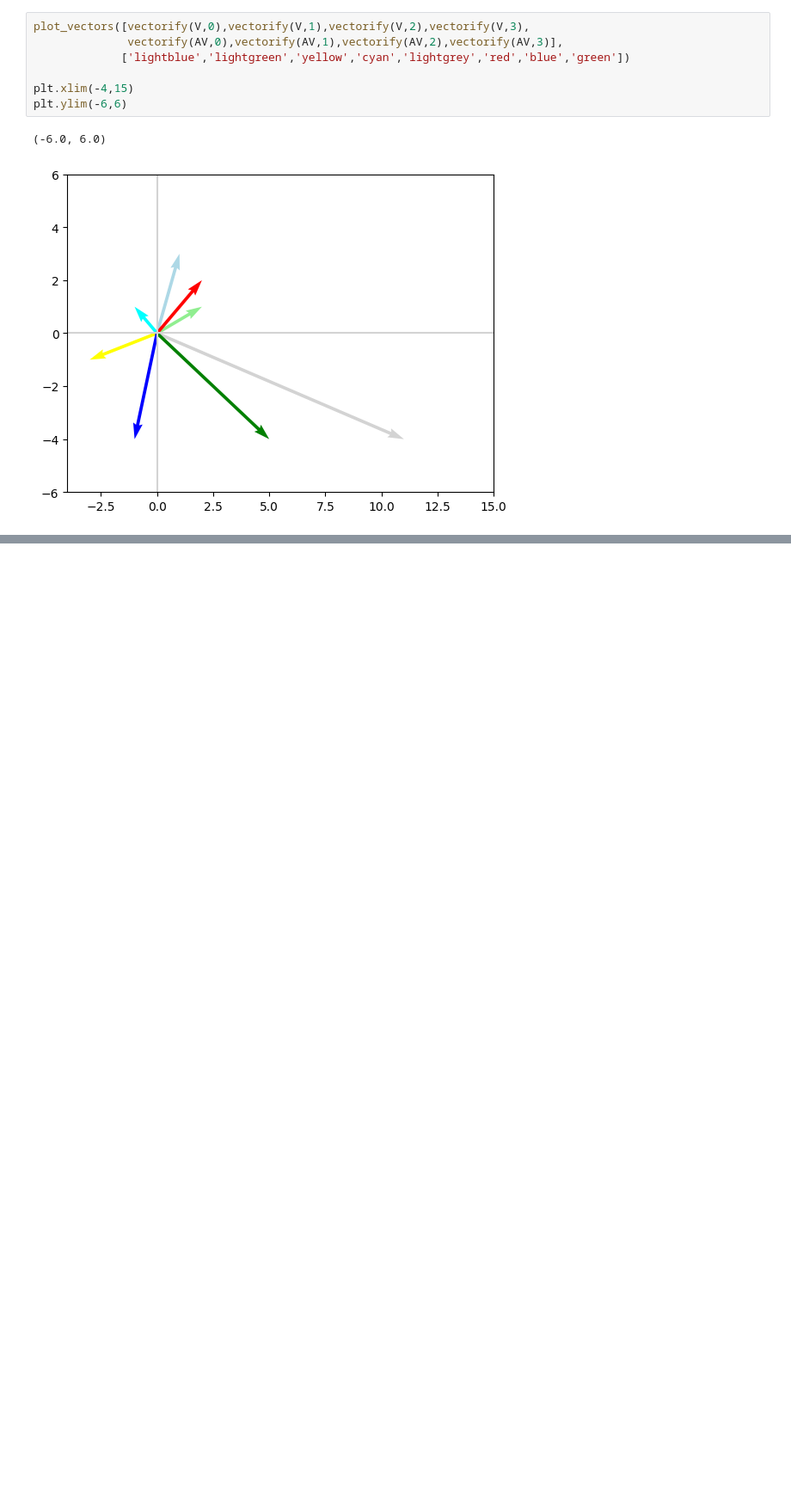
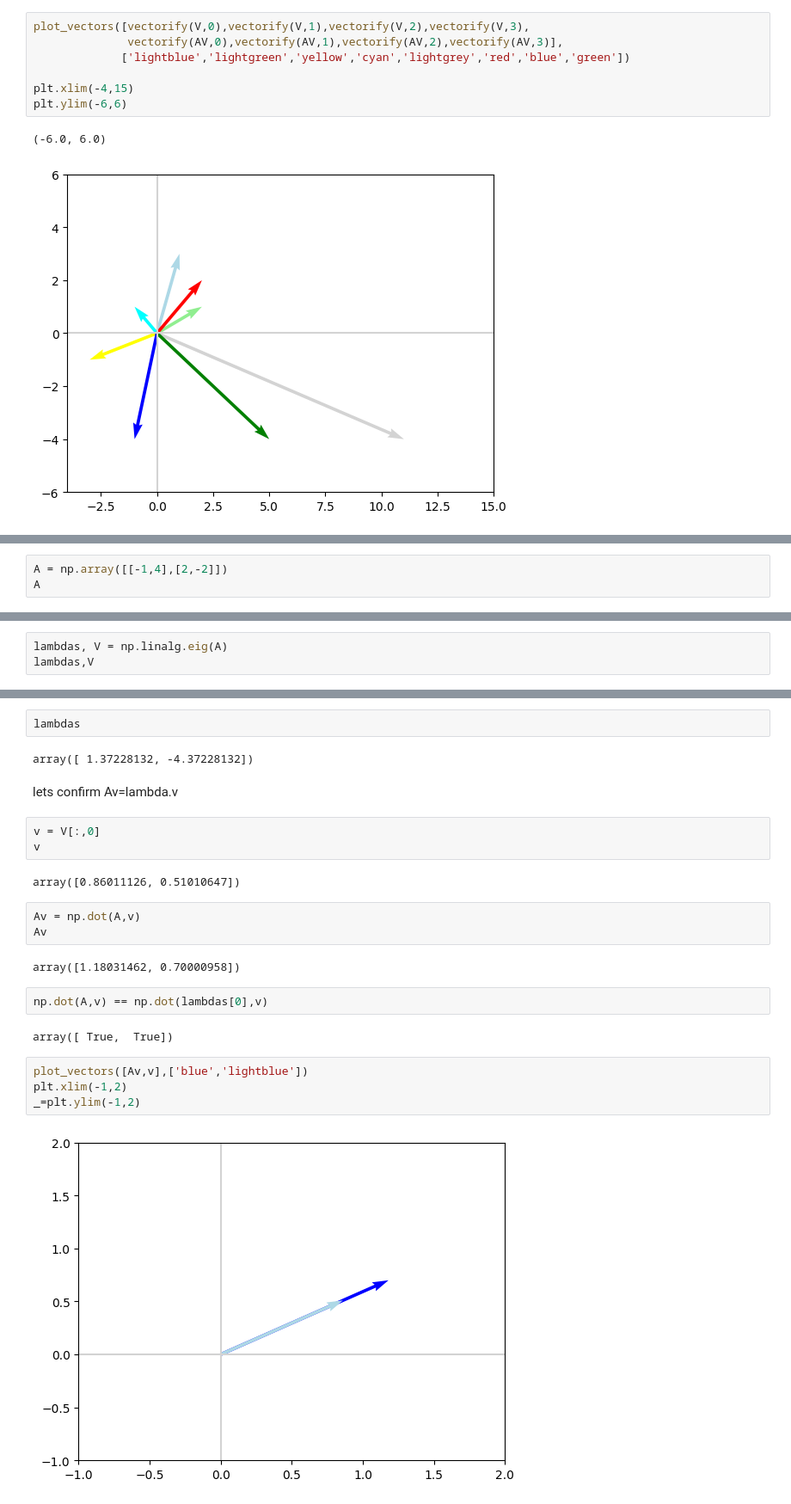
Before and after one commit to fakhar-iqbal/Machine_Learning_Fundamentals, a Jupyter notebook: LinearAlgebra_II.ipynb, the cells around one changed output, grey strips where cells are left out. Shown: that part at 86% size. Cells and saved outputs as stored; diff of their text form; blank space fills up the shorter version.

```diff
--- a/LinearAlgebra_II.ipynb
+++ b/LinearAlgebra_II.ipynb
@@ -193,0 +201,3 @@ plt.ylim(-6,6)
+# %%
+A = np.array([[-1,4],[2,-2]])
+A
@@ -193,0 +211,3 @@ plt.ylim(-6,6)
+# %%
+lambdas, V = np.linalg.eig(A)
+lambdas,V
@@ -193,0 +227,26 @@ plt.ylim(-6,6)
+# %%
+lambdas
+# %% [output]
+array([ 1.37228132, -4.37228132])
+# %% [markdown]
+lets confirm Av=lambda.v
+# %%
+v = V[:,0]
+v
+# %% [output]
+array([0.86011126, 0.51010647])
+# %%
+Av = np.dot(A,v)
+Av
+# %% [output]
+array([1.18031462, 0.70000958])
+# %%
+np.dot(A,v) == np.dot(lambdas[0],v)
+# %% [output]
+array([ True,  True])
+# %%
+plot_vectors([Av,v],['blue','lightblue'])
+plt.xlim(-1,2)
+_=plt.ylim(-1,2)
+# %% [output]
+[figure, added]
```
Also changed, not shown: parts of 20 cells of this notebook.
